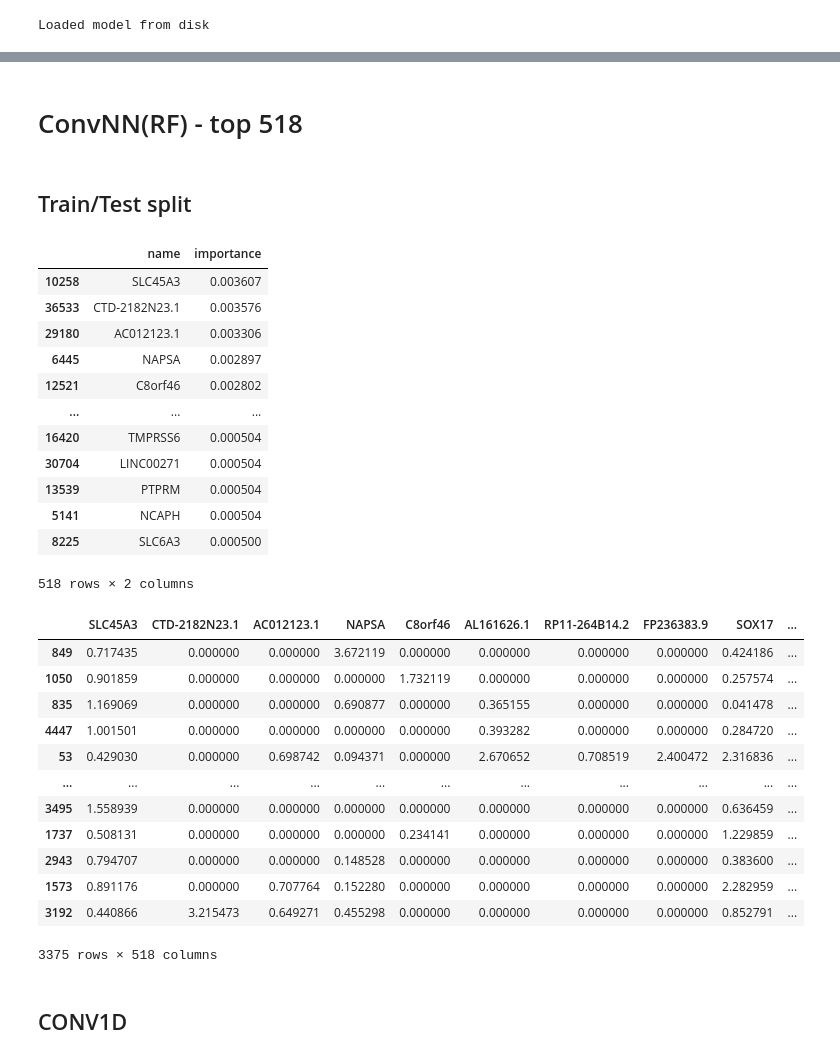
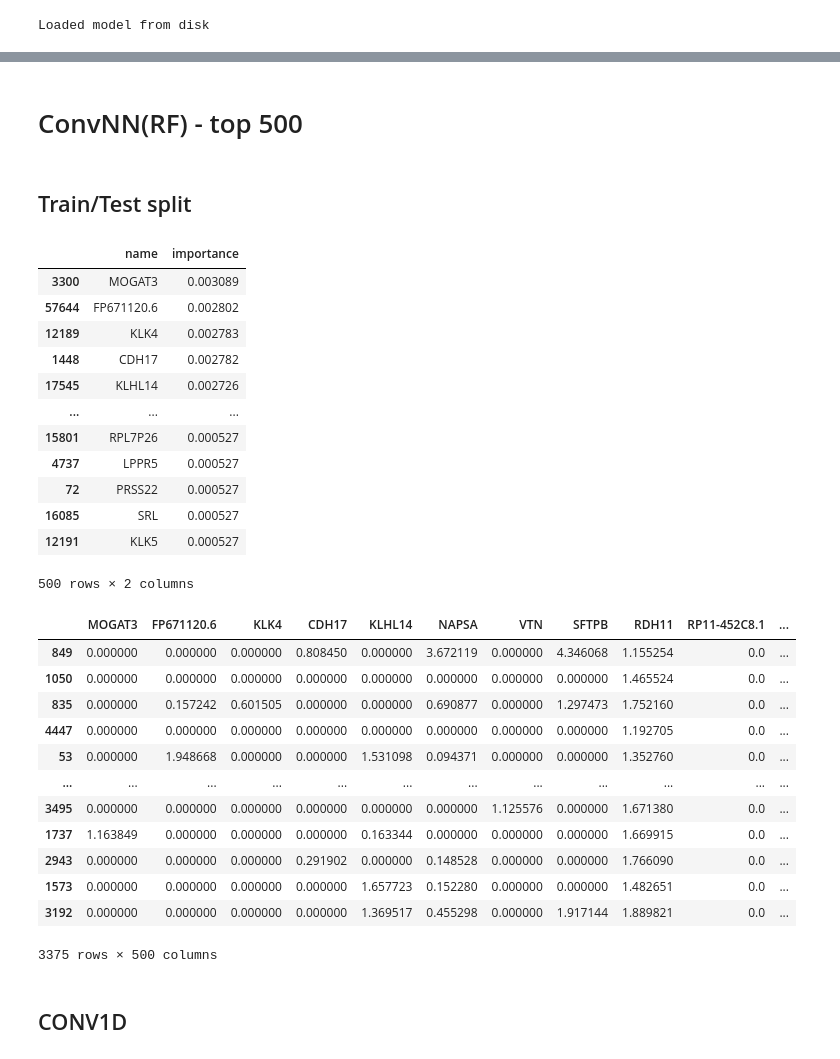
Before and after one commit to mengyaoo/FNL_GenesSelection, a Jupyter notebook: 06_TC1_RF.ipynb, the cells around one changed output, grey strips where cells are left out. Drawn from its saved outputs; the diff is of its cells as text; code cells hidden in the pictures.

```diff
--- a/06_TC1_RF.ipynb
+++ b/06_TC1_RF.ipynb
@@ -388,27 +388,28 @@ accuracy: 95.29%
 # %% [markdown]
-# ConvNN(RF) - top 518
+# ConvNN(RF) - top 500
 # %% [markdown]
 ## Train/Test split
 # %%
 # from keras.utils import to_categorical
 # outcome = encode(outcome['Project_id'])
 # %%
-feature_sort_selected = feature_sort[feature_sort['importance'] > 0.0005]
+#feature_sort_selected = feature_sort[feature_sort['importance'] > 0.0005]
+feature_sort_selected = feature_sort.iloc[:500,:]
 feature_sort_selected
 # %% [output]
 |  | name | importance |
-| 10258 | SLC45A3 | 0.003607 |
-| 36533 | CTD-2182N23.1 | 0.003576 |
-| 29180 | AC012123.1 | 0.003306 |
-| 6445 | NAPSA | 0.002897 |
-| 12521 | C8orf46 | 0.002802 |
+| 3300 | MOGAT3 | 0.003089 |
+| 57644 | FP671120.6 | 0.002802 |
+| 12189 | KLK4 | 0.002783 |
+| 1448 | CDH17 | 0.002782 |
+| 17545 | KLHL14 | 0.002726 |
 | ... | ... | ... |
-| 16420 | TMPRSS6 | 0.000504 |
-| 30704 | LINC00271 | 0.000504 |
-| 13539 | PTPRM | 0.000504 |
-| 5141 | NCAPH | 0.000504 |
-| 8225 | SLC6A3 | 0.000500 |
+| 15801 | RPL7P26 | 0.000527 |
+| 4737 | LPPR5 | 0.000527 |
+| 72 | PRSS22 | 0.000527 |
+| 16085 | SRL | 0.000527 |
+| 12191 | KLK5 | 0.000527 |
-518 rows × 2 columns
+500 rows × 2 columns
 # %%
 TC1data15_selected = TC1data15.loc[:,feature_sort_selected['name']]
 # %%
@@ -421,19 +422,19 @@ X_train, X_test, Y_train, Y_test = train_test_split(TC1data15_selected,
 # %%
 X_train
 # %% [output]
-|  | SLC45A3 | CTD-2182N23.1 | AC012123.1 | NAPSA | C8orf46 | AL161626.1 | RP11-264B14.2 | FP236383.9 | SOX17 | ... |
-| 849 | 0.717435 | 0.000000 | 0.000000 | 3.672119 | 0.000000 | 0.000000 | 0.000000 | 0.000000 | 0.424186 | ... |
-| 1050 | 0.901859 | 0.000000 | 0.000000 | 0.000000 | 1.732119 | 0.000000 | 0.000000 | 0.000000 | 0.257574 | ... |
-| 835 | 1.169069 | 0.000000 | 0.000000 | 0.690877 | 0.000000 | 0.365155 | 0.000000 | 0.000000 | 0.041478 | ... |
-| 4447 | 1.001501 | 0.000000 | 0.000000 | 0.000000 | 0.000000 | 0.393282 | 0.000000 | 0.000000 | 0.284720 | ... |
-| 53 | 0.429030 | 0.000000 | 0.698742 | 0.094371 | 0.000000 | 2.670652 | 0.708519 | 2.400472 | 2.316836 | ... |
-| ... | ... | ... | ... | ... | ... | ... | ... | ... | ... | ... |
-| 3495 | 1.558939 | 0.000000 | 0.000000 | 0.000000 | 0.000000 | 0.000000 | 0.000000 | 0.000000 | 0.636459 | ... |
-| 1737 | 0.508131 | 0.000000 | 0.000000 | 0.000000 | 0.234141 | 0.000000 | 0.000000 | 0.000000 | 1.229859 | ... |
-| 2943 | 0.794707 | 0.000000 | 0.000000 | 0.148528 | 0.000000 | 0.000000 | 0.000000 | 0.000000 | 0.383600 | ... |
-| 1573 | 0.891176 | 0.000000 | 0.707764 | 0.152280 | 0.000000 | 0.000000 | 0.000000 | 0.000000 | 2.282959 | ... |
-| 3192 | 0.440866 | 3.215473 | 0.649271 | 0.455298 | 0.000000 | 0.000000 | 0.000000 | 0.000000 | 0.852791 | ... |
+|  | MOGAT3 | FP671120.6 | KLK4 | CDH17 | KLHL14 | NAPSA | VTN | SFTPB | RDH11 | RP11-452C8.1 | ... |
+| 849 | 0.000000 | 0.000000 | 0.000000 | 0.808450 | 0.000000 | 3.672119 | 0.000000 | 4.346068 | 1.155254 | 0.0 | ... |
+| 1050 | 0.000000 | 0.000000 | 0.000000 | 0.000000 | 0.000000 | 0.000000 | 0.000000 | 0.000000 | 1.465524 | 0.0 | ... |
+| 835 | 0.000000 | 0.157242 | 0.601505 | 0.000000 | 0.000000 | 0.690877 | 0.000000 | 1.297473 | 1.752160 | 0.0 | ... |
+| 4447 | 0.000000 | 0.000000 | 0.000000 | 0.000000 | 0.000000 | 0.000000 | 0.000000 | 0.000000 | 1.192705 | 0.0 | ... |
+| 53 | 0.000000 | 1.948668 | 0.000000 | 0.000000 | 1.531098 | 0.094371 | 0.000000 | 0.000000 | 1.352760 | 0.0 | ... |
+| ... | ... | ... | ... | ... | ... | ... | ... | ... | ... | ... | ... |
+| 3495 | 0.000000 | 0.000000 | 0.000000 | 0.000000 | 0.000000 | 0.000000 | 1.125576 | 0.000000 | 1.671380 | 0.0 | ... |
+| 1737 | 1.163849 | 0.000000 | 0.000000 | 0.000000 | 0.163344 | 0.000000 | 0.000000 | 0.000000 | 1.669915 | 0.0 | ... |
+| 2943 | 0.000000 | 0.000000 | 0.000000 | 0.291902 | 0.000000 | 0.148528 | 0.000000 | 0.000000 | 1.766090 | 0.0 | ... |
+| 1573 | 0.000000 | 0.000000 | 0.000000 | 0.000000 | 1.657723 | 0.152280 | 0.000000 | 0.000000 | 1.482651 | 0.0 | ... |
+| 3192 | 0.000000 | 0.000000 | 0.000000 | 0.000000 | 1.369517 | 0.455298 | 0.000000 | 1.917144 | 1.889821 | 0.0 | ... |
-3375 rows × 518 columns
+3375 rows × 500 columns
 # %% [markdown]
 ## CONV1D
 # %%
```
Also changed, not shown: parts of 25 cells of this notebook.
